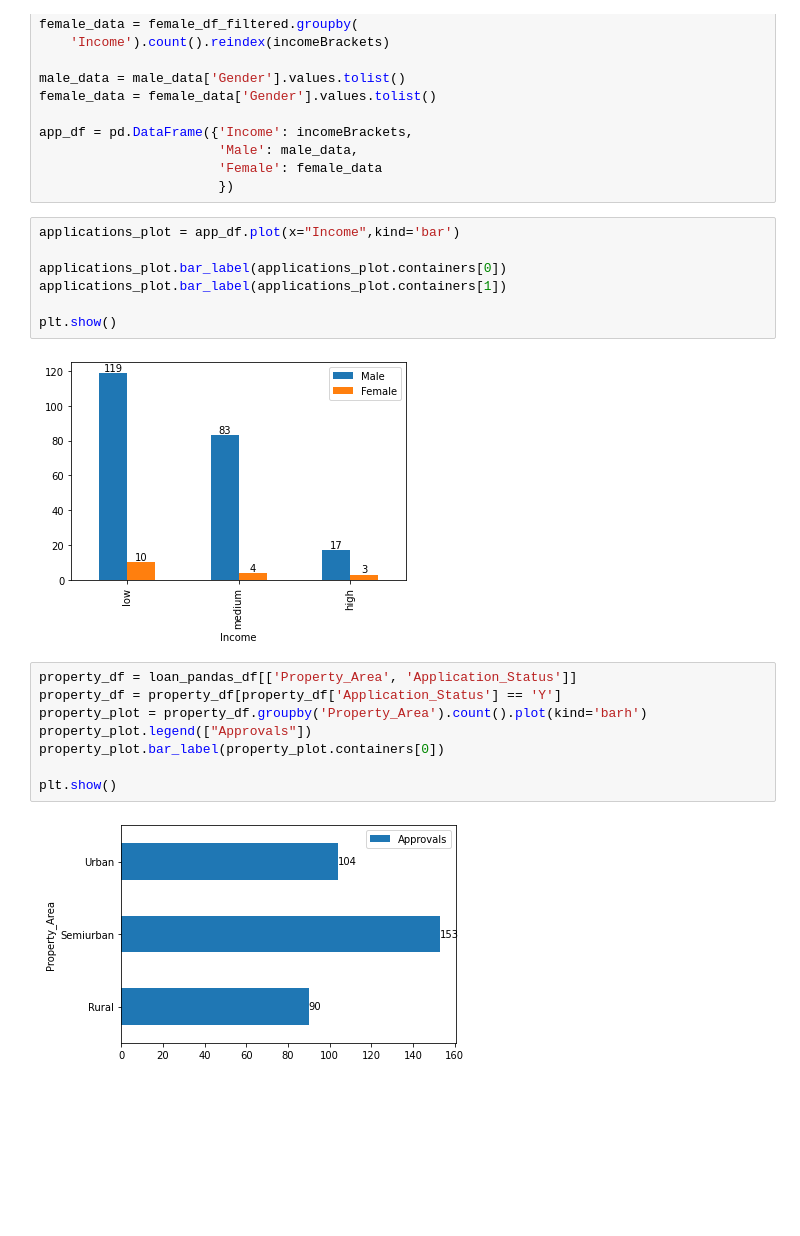
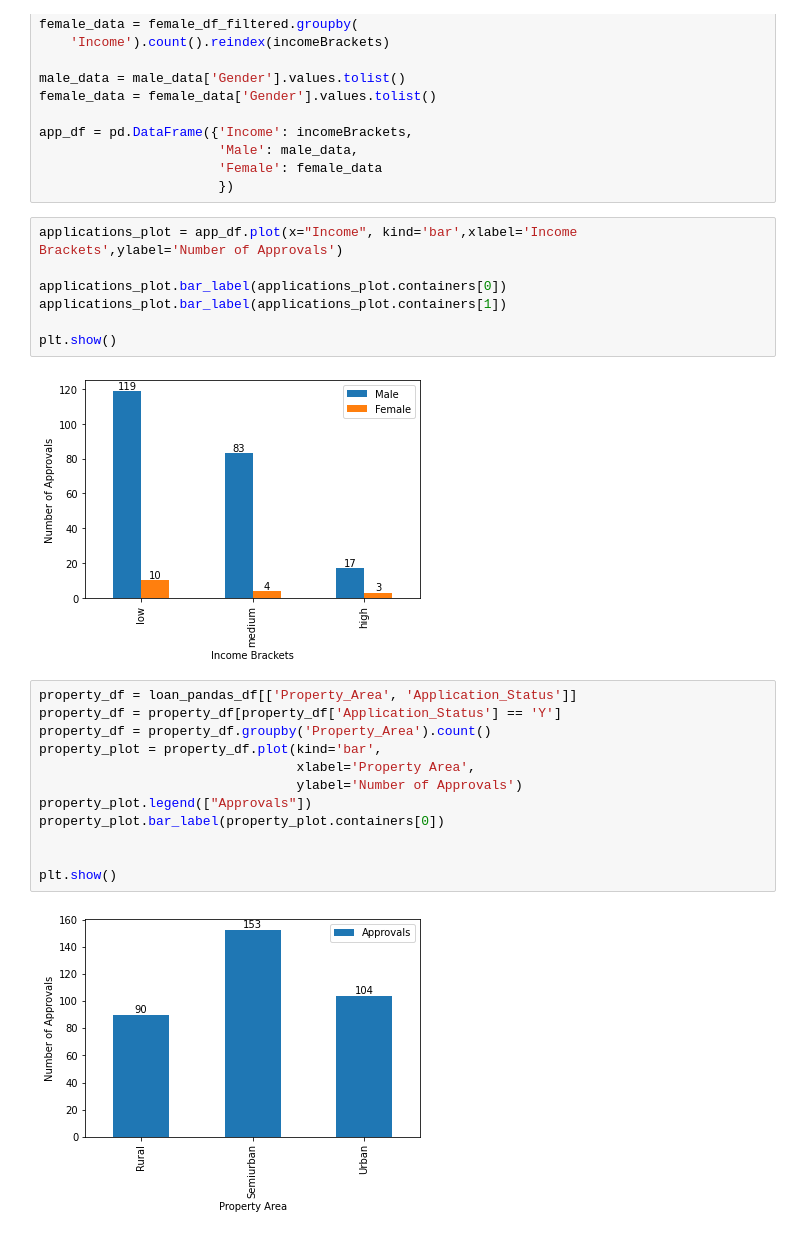
Before and after one commit to Cosdaman/PSCS-LoanAndCredit, a Jupyter notebook: Loan_Data_Visualization.ipynb, the cells around one changed output. Cells and saved outputs as stored; diff of their text form; blank space fills up the shorter version.

```diff
--- a/Loan_Data_Visualization.ipynb
+++ b/Loan_Data_Visualization.ipynb
@@ -42,21 +42,25 @@ app_df = pd.DataFrame({'Income': incomeBrackets,
                        'Female': female_data
                        })
 # %%
-applications_plot = app_df.plot(x="Income",kind='bar')
+applications_plot = app_df.plot(x="Income", kind='bar',xlabel='Income Brackets',ylabel='Number of Approvals')
 
 applications_plot.bar_label(applications_plot.containers[0])
 applications_plot.bar_label(applications_plot.containers[1])
 
 plt.show()
 # %% [output]
-[figure, old version]
+[figure, new version]
 # %%
 property_df = loan_pandas_df[['Property_Area', 'Application_Status']]
 property_df = property_df[property_df['Application_Status'] == 'Y']
-property_plot = property_df.groupby('Property_Area').count().plot(kind='barh')
+property_df = property_df.groupby('Property_Area').count()
+property_plot = property_df.plot(kind='bar',
+                                 xlabel='Property Area',
+                                 ylabel='Number of Approvals')
 property_plot.legend(["Approvals"])
 property_plot.bar_label(property_plot.containers[0])
 
+
 plt.show()
 # %% [output]
-[figure, old version]
+[figure, new version]
```
Also changed, not shown: 15 other files.
